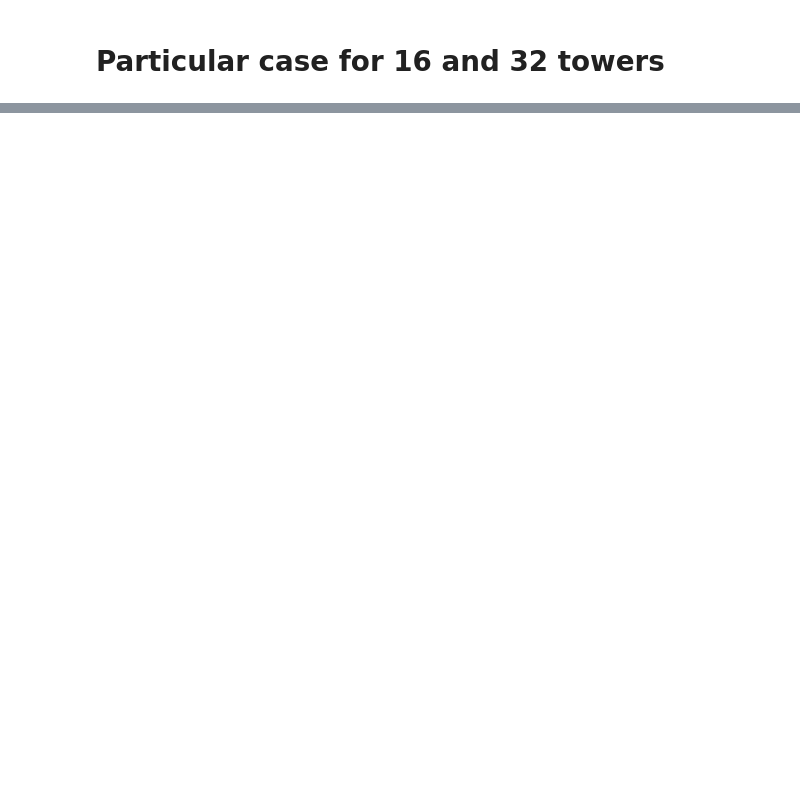
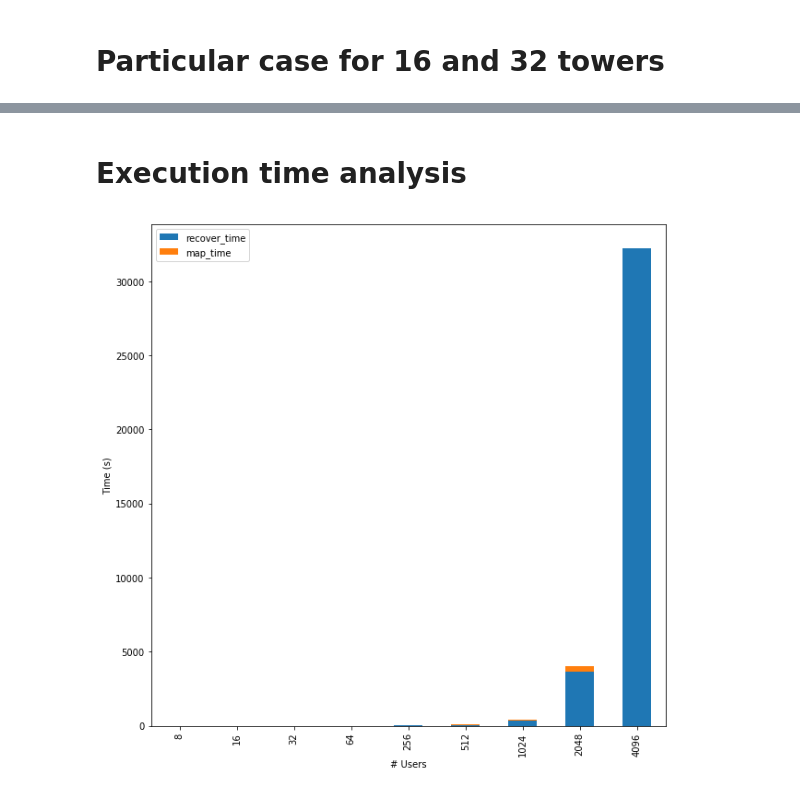
Before and after one commit to leopiney/tscf, a Jupyter notebook: evaluation-results-analysis.ipynb, the cells around one changed output, grey strips where cells are left out. Drawn from its saved outputs; the diff is of its cells as text; code cells hidden in the pictures; blank space fills up the shorter version.

```diff
--- a/evaluation-results-analysis.ipynb
+++ b/evaluation-results-analysis.ipynb
@@ -231,0 +220,15 @@ plt.savefig(f'./accuracy_multiple_users.png', dpi=300)
+# %% [markdown]
+# Execution time analysis
+# %%
+fig, ax = plt.subplots(figsize=(10, 10))
+
+df_eval.groupby(['users']).mean()[[
+        'recover_time',
+        'map_time',
+#         'execution_time',
+]].plot.bar(ax=ax, stacked=True)
+
+ax.set(xlabel="# Users", ylabel="Time (s)")
+plt.savefig(f'./execution_time.png', dpi=300)
+# %% [output]
+[figure, added]
```
Also changed, not shown: parts of 13 cells of this notebook, 7 other files.
